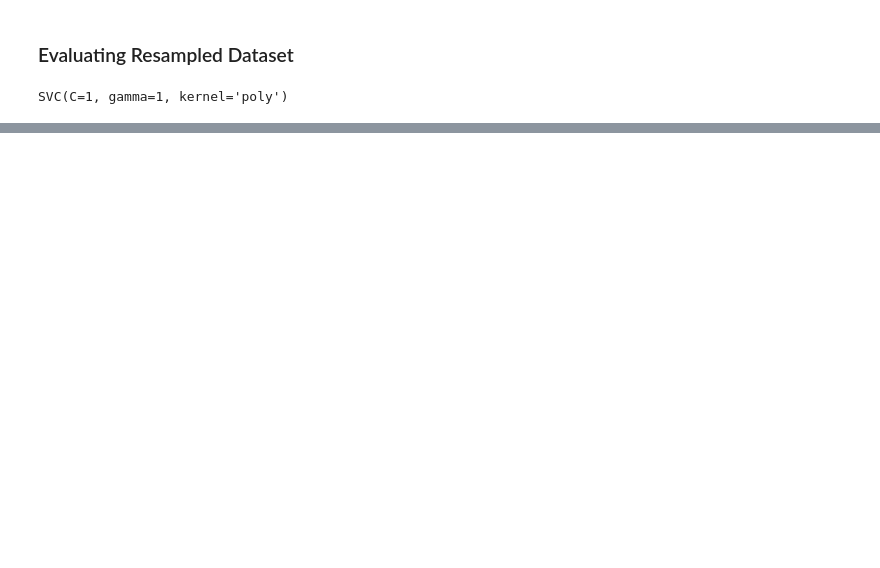
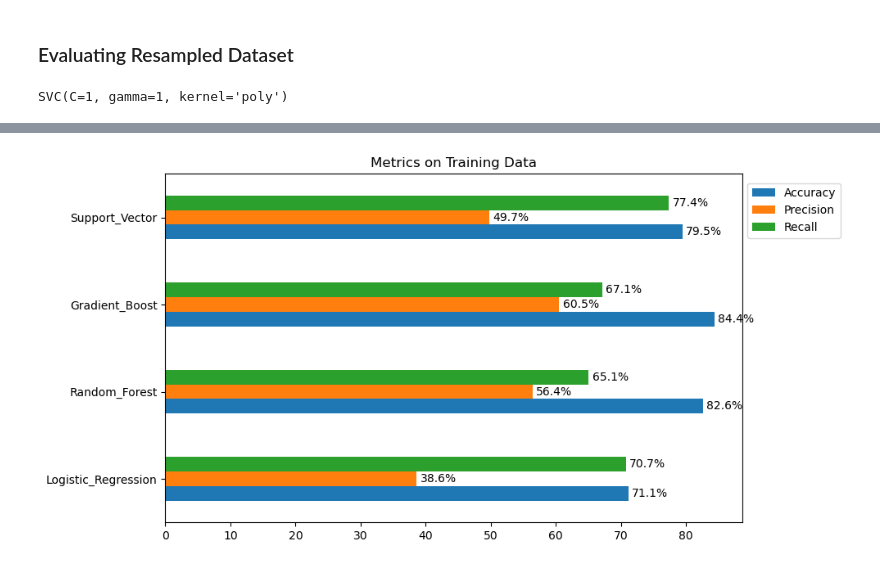
Before and after one commit to Tobiodedere1211/customer-churn-with-ANN, a Jupyter notebook: feature-engineering_model_builing.ipynb, the cells around one changed output, grey strips where cells are left out. Cells and saved outputs as stored; diff of their text form; code cells hidden in the pictures; blank space fills up the shorter version.

```diff
--- a/feature-engineering_model_builing.ipynb
+++ b/feature-engineering_model_builing.ipynb
@@ -433,0 +455,6 @@ Recall Score:  0.67
+# %%
+# Accuracy on Train set
+train_acc_logistic_reg_s = accuracy_score(y_train, train_y_pred_log_s) *100
+train_acc_random_forest_s = accuracy_score(y_train, train_y_pred_forest_s) *100
+train_acc_gradient_boost_s = accuracy_score(y_train, train_y_pred_grad_s) *100
+train_acc_svc_s = accuracy_score(y_train, train_y_pred_svc_s) * 100
@@ -433,0 +468,5 @@ Recall Score:  0.67
+# %%
+train_precision_logistic_reg_s = precision_score(y_train, train_y_pred_log_s) * 100
+train_precision_random_forest_s = precision_score(y_train, train_y_pred_forest_s) * 100
+train_precision_gradient_boost_s = precision_score(y_train, train_y_pred_grad_s) * 100
+train_precision_svc_s = precision_score(y_train, train_y_pred_svc_s) * 100
@@ -433,0 +480,5 @@ Recall Score:  0.67
+# %%
+train_recall_logistic_reg_s = recall_score(y_train, train_y_pred_log_s) * 100
+train_recall_random_forest_s = recall_score(y_train, train_y_pred_forest_s) * 100
+train_recall_gradient_boost_s = recall_score(y_train, train_y_pred_grad_s) * 100
+train_recall_svc_s = recall_score(y_train, train_y_pred_svc_s) * 100
@@ -433,0 +490,7 @@ Recall Score:  0.67
+# %%
+train_metrics_data_s = pd.DataFrame({"Accuracy": [train_acc_logistic_reg_s, train_acc_random_forest_s, train_acc_gradient_boost_s, train_acc_svc_s],
+                            "Precision": [train_precision_logistic_reg_s, train_precision_random_forest_s, train_precision_gradient_boost_s, train_precision_svc_s],
+                            "Recall": [train_recall_logistic_reg_s, train_recall_random_forest_s, train_recall_gradient_boost_s, train_recall_svc_s]})
+
+train_metrics_data_s.index = ['Logistic_Regression', 'Random_Forest', 'Gradient_Boost', 'Support_Vector']
+train_metrics_data_s
@@ -433,0 +516,11 @@ Recall Score:  0.67
+# %%
+ax3 = train_metrics_data_s.plot.barh(figsize=(10,5))
+plt.title("Metrics on Training Data")
+plt.legend(loc='lower left', bbox_to_anchor=(1,0.8))
+for bars in ax3.containers:
+    #ax.bar_label(bars, fmt="%.2f", label_type='edge', padding=3)
+    ax3.bar_label(bars, fmt="%.1f%%", label_type='edge', padding=3)  # this adds labels as percentage
+plt.tight_layout()
+plt.show()
+# %% [output]
+[figure, added]
```
Also changed, not shown: parts of 43 cells of this notebook.
